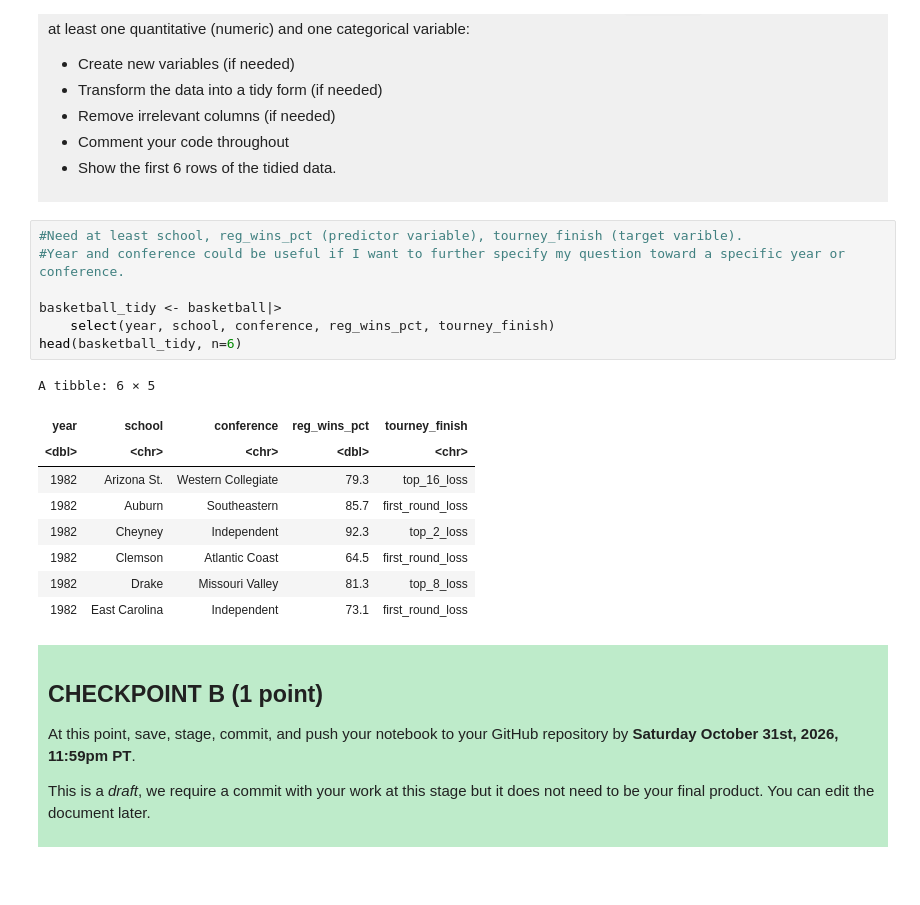
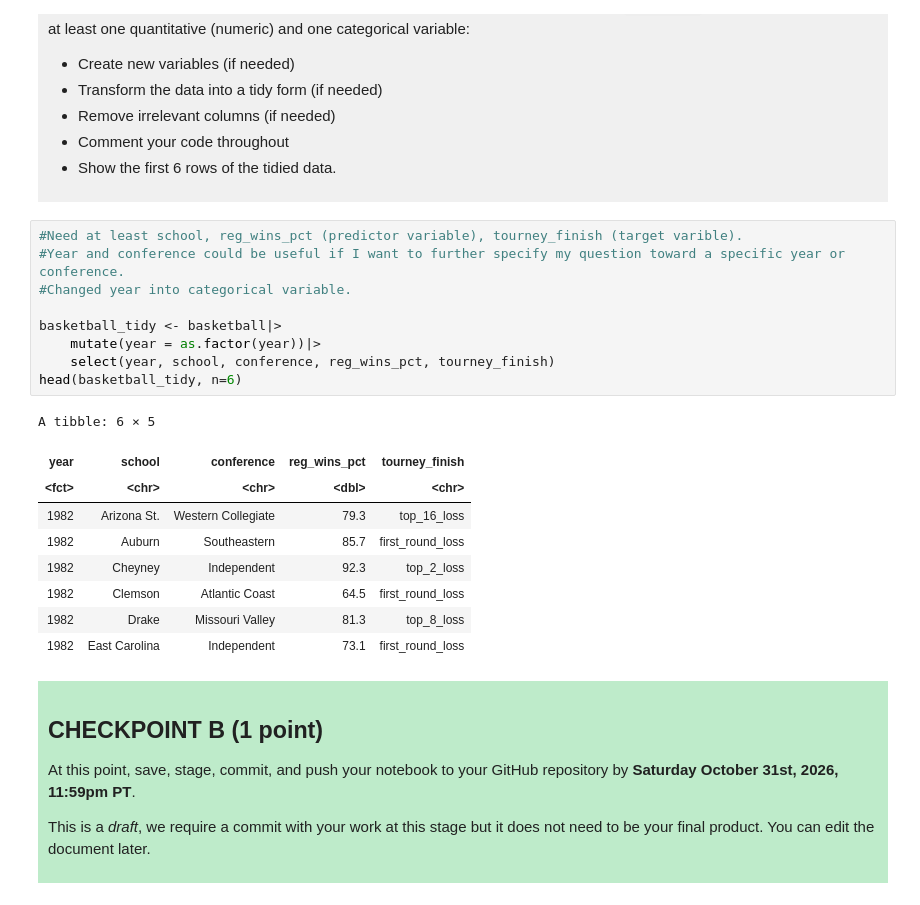
Before and after one commit to jchen007-ubc/dsci-100-project-jeanne-chen, a Jupyter notebook: dsci-100-project-notebook.ipynb, the cells around one changed output. Saved outputs shown, nothing was run; the diff lists cells and outputs as text.

Commit message:
Changed year into categorical variable, completed Checkpoint B

```diff
--- a/dsci-100-project-notebook.ipynb
+++ b/dsci-100-project-notebook.ipynb
@@ -223,14 +223,16 @@ Produce a tidy data set that could be used to answer your research question usin
 # %%
 #Need at least school, reg_wins_pct (predictor variable), tourney_finish (target varible).
 #Year and conference could be useful if I want to further specify my question toward a specific year or conference.
+#Changed year into categorical variable.
 
 basketball_tidy <- basketball|>
+    mutate(year = as.factor(year))|>
     select(year, school, conference, reg_wins_pct, tourney_finish)
 head(basketball_tidy, n=6)
 # %% [output]
 A tibble: 6 × 5
 | year | school | conference | reg_wins_pct | tourney_finish |
-| <dbl> | <chr> | <chr> | <dbl> | <chr> |
+| <fct> | <chr> | <chr> | <dbl> | <chr> |
 | 1982 | Arizona St. | Western Collegiate | 79.3 | top_16_loss |
 | 1982 | Auburn | Southeastern | 85.7 | first_round_loss |
 | 1982 | Cheyney | Independent | 92.3 | top_2_loss |
```
